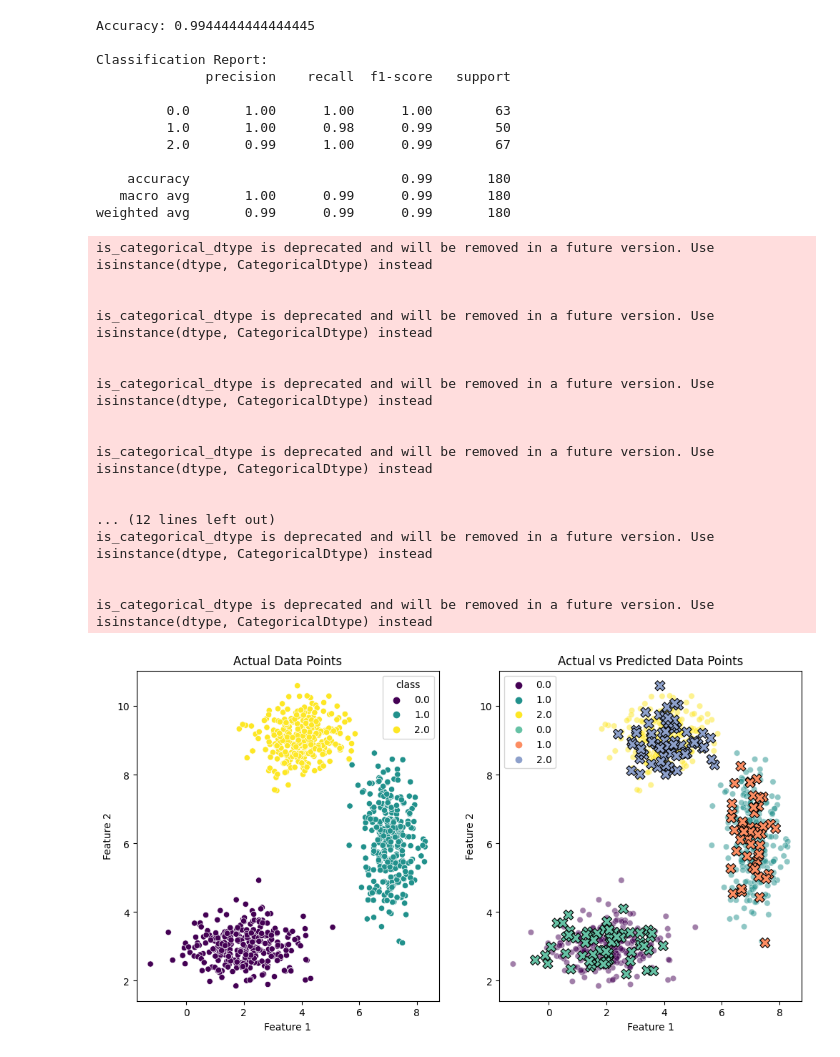
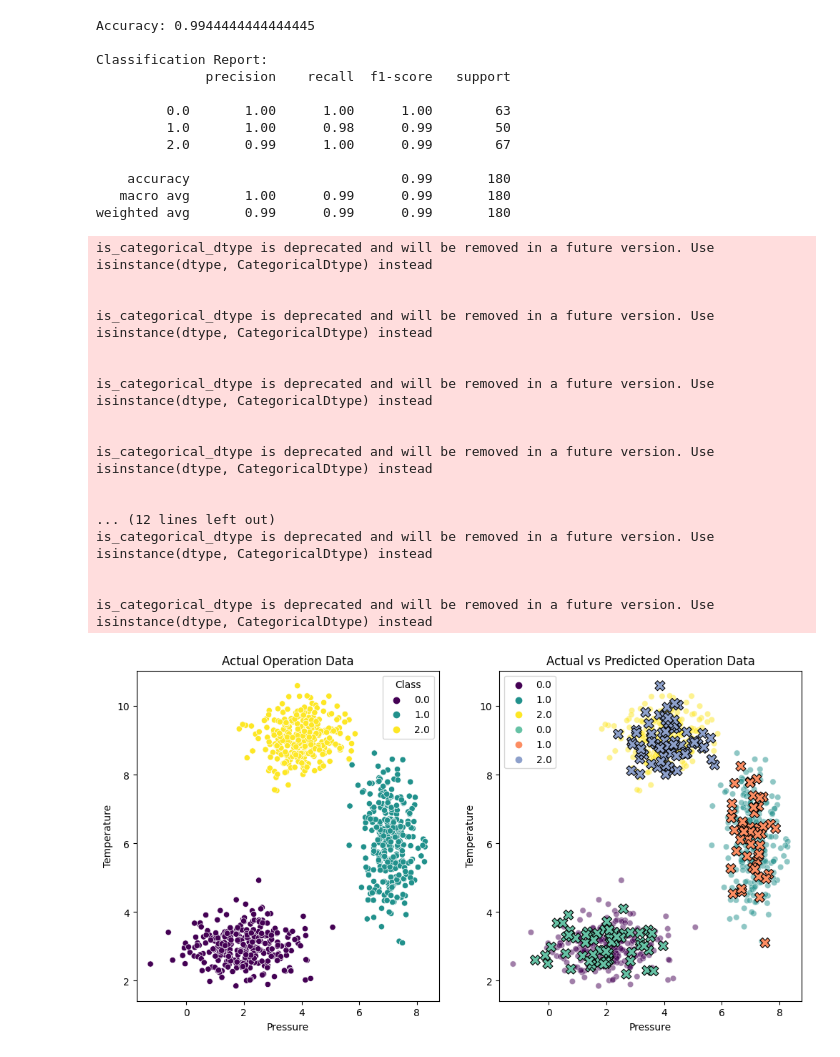
Before and after one commit to Rose-Ochavo/Modelling-Project, a Jupyter notebook: test2.ipynb, the cells around one changed output. Saved outputs shown, nothing was run; the diff lists cells and outputs as text; code cells hidden in the pictures.

Commit message:
part3 with meaningful names

```diff
--- a/test2.ipynb
+++ b/test2.ipynb
@@ -13,8 +13,8 @@ import plotly.express as px
 # Set random seed for reproducibility
 np.random.seed(42)
 
-# Define classes and their properties
-class_list = ["Class A", "Class B", "Class C"]
+# Define classes and their properties with more meaningful names
+class_list = ["Normal", "Faulty", "Outlier"]
 class_properties = {
     0: {'mean': [2, 3], 'std': [1, 0.5]},
     1: {'mean': [7, 6], 'std': [0.5, 1]},
@@ -39,13 +39,13 @@ for class_id in class_properties.keys():
 data = np.vstack(data)
 np.random.shuffle(data)
 
-# Create a DataFrame
-columns = [f'feature_{i+1}' for i in range(num_features)] + ['class']
+# Create a DataFrame with more meaningful column names
+columns = [f'Feature_{i+1}' for i in range(num_features)] + ['Class']
 df = pd.DataFrame(data, columns=columns)
 
 # Split data into features and labels
 X = df.iloc[:, :-1]
-y = df['class']
+y = df['Class']
 
 # Split data into training and testing sets
 X_train, X_test, y_train, y_test = train_test_split(X, y, test_size=0.2, random_state=42)
@@ -55,7 +55,7 @@ clf = DecisionTreeClassifier(random_state=42)
 clf.fit(X_train, y_train)
 
 # Save the trained model to a file using joblib
-model_filename = "decision_tree_model.joblib"
+model_filename = "fault_detection_model.joblib"
 joblib.dump(clf, model_filename)
 
 # Load the saved model
@@ -70,53 +70,53 @@ print("Accuracy:", accuracy)
 print("\nClassification Report:")
 print(classification_report(y_test, y_pred))
 
-# Plot actual and predicted data points
+# Plot actual and predicted data points with more meaningful plot titles
 plt.figure(figsize=(12, 6))
 
 # Plot actual data points
 plt.subplot(1, 2, 1)
-sns.scatterplot(x='feature_1', y='feature_2', hue='class', data=df, palette='viridis')
-plt.title('Actual Data Points')
-plt.xlabel('Feature 1')
-plt.ylabel('Feature 2')
+sns.scatterplot(x='Feature_1', y='Feature_2', hue='Class', data=df, palette='viridis')
+plt.title('Actual Operation Data')
+plt.xlabel('Pressure')
+plt.ylabel('Temperature')
 
 # Plot predicted data points
 plt.subplot(1, 2, 2)
-sns.scatterplot(x='feature_1', y='feature_2', hue='class', data=df, palette='viridis', alpha=0.5)
-sns.scatterplot(x=X_test['feature_1'], y=X_test['feature_2'], hue=y_pred, marker='X', s=100, palette='Set2', edgecolor='black')
-plt.title('Actual vs Predicted Data Points')
-plt.xlabel('Feature 1')
-plt.ylabel('Feature 2')
+sns.scatterplot(x='Feature_1', y='Feature_2', hue='Class', data=df, palette='viridis', alpha=0.5)
+sns.scatterplot(x=X_test['Feature_1'], y=X_test['Feature_2'], hue=y_pred, marker='X', s=100, palette='Set2', edgecolor='black')
+plt.title('Actual vs Predicted Operation Data')
+plt.xlabel('Pressure')
+plt.ylabel('Temperature')
 
 plt.show()
 # %% [output]
 Accuracy: 0.9944444444444445
 
 Classification Report:
               precision    recall  f1-score   support
 
          0.0       1.00      1.00      1.00        63
          1.0       1.00      0.98      0.99        50
          2.0       0.99      1.00      0.99        67
 
     accuracy                           0.99       180
    macro avg       1.00      0.99      0.99       180
 weighted avg       0.99      0.99      0.99       180
 is_categorical_dtype is deprecated and will be removed in a future version. Use isinstance(dtype, CategoricalDtype) instead
 
 
 is_categorical_dtype is deprecated and will be removed in a future version. Use isinstance(dtype, CategoricalDtype) instead
 
 
 is_categorical_dtype is deprecated and will be removed in a future version. Use isinstance(dtype, CategoricalDtype) instead
 
 
 is_categorical_dtype is deprecated and will be removed in a future version. Use isinstance(dtype, CategoricalDtype) instead
 
 
 ... (12 lines left out)
 is_categorical_dtype is deprecated and will be removed in a future version. Use isinstance(dtype, CategoricalDtype) instead
 
 
 is_categorical_dtype is deprecated and will be removed in a future version. Use isinstance(dtype, CategoricalDtype) instead
-[figure, old version]
+[figure, new version]
```
Also changed, not shown: parts of 8 cells of this notebook, 4 other files.
